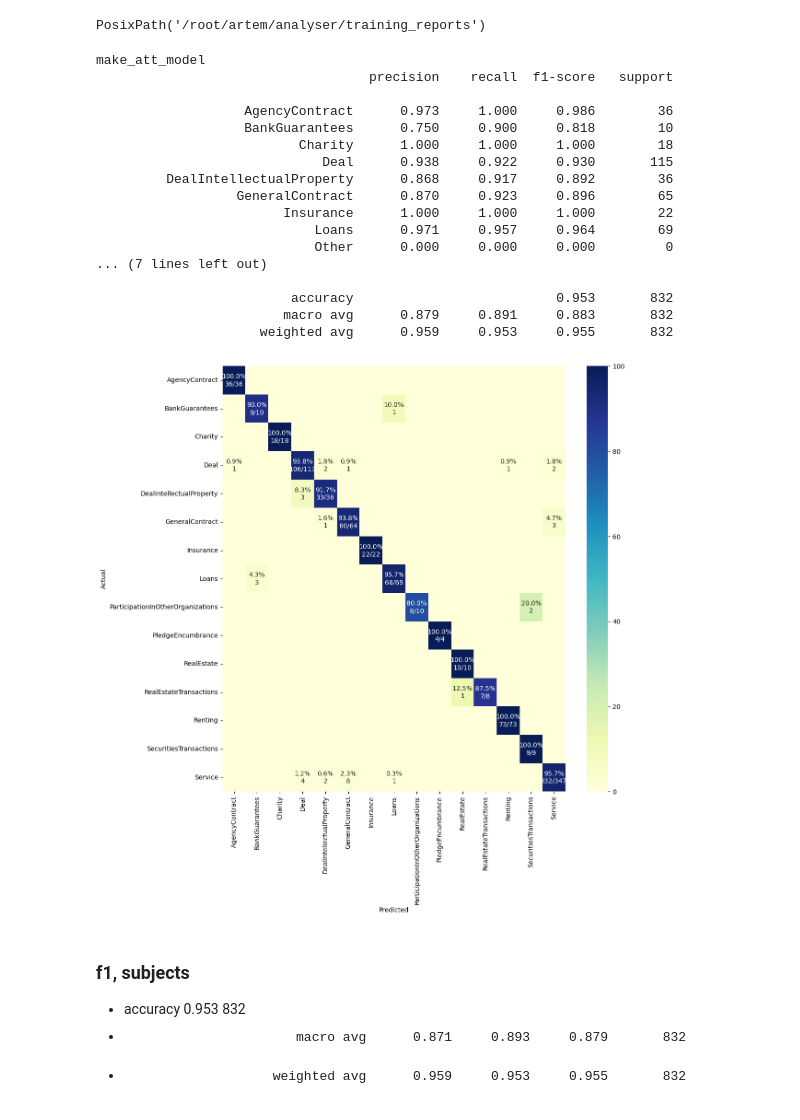
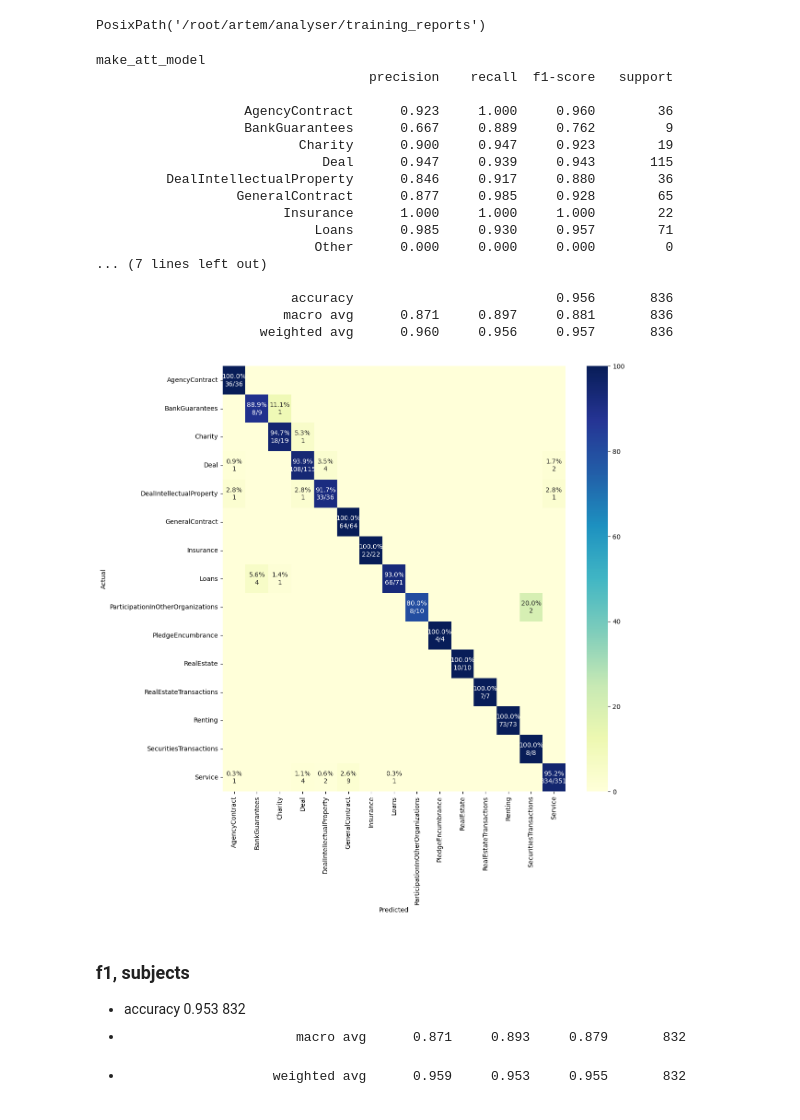
Before and after one commit to LitJane/analyser, a Jupyter notebook: trainsets/eval_contract_uber_model.ipynb, the cells around one changed output. Saved outputs shown, nothing was run; the diff lists cells and outputs as text; code cells hidden in the pictures.

Commit message:
retrained, val loss=0.008; added mlflow

```diff
--- a/trainsets/eval_contract_uber_model.ipynb
+++ b/trainsets/eval_contract_uber_model.ipynb
@@ -298,0 +303,3 @@ model_factory_fn = make_att_model
+# %%
+if 'TEST_FLOW' not in globals():
+    TEST_FLOW = False
@@ -910,9 +671,12 @@ maxlen=128*12
 
 
 
-
 def load_doc_as_table_row(_id, df, col_suffix='_expected'):
     doc = get_doc_by_id(ObjectId(_id))
+    if doc is None:
+        print (f'{_id} not found in db')
+        return
+
     jd = DbJsonDoc(doc)
 #     print(jd.get_attribute_value('number'))
 
@@ -958,6 +722,10 @@ def interpret_prediction(_id, tagsmap, df):
     col_suffix="_predicted"
 
     doc = load_doc_as_table_row(_id, df)
+    if doc is None:
+        return
+
+    #---
     orgs = nn_find_org_names(doc.get_tokens_map_unchaged(), tagsmap, ac)
     if len(orgs)>0:
         o1 = orgs[0]
@@ -1007,9 +775,11 @@ def interpret_prediction(_id, tagsmap, df):
         df.at[ _id, f'date{col_suffix}'] = ''
 
 
+validation_set = userdocs
+if TEST_FLOW:
+    validation_set = userdocs[0:20]
 
-
-for i in range(0, len(userdocs), batch_size):
+for i in range(0, len(validation_set), batch_size):
     batch = userdocs[i:i+batch_size]
     actual_batch_size=len(batch)
     print('actual_batch_size', actual_batch_size)
@@ -1231,17 +937,21 @@ userdocs['number_of_errors']=0
 # %%
-# userdocs[userdocs[f'org-{key}_expected']!=userdocs[f'org-{key}_predicted']][[f'org-{key}_expected', f'org-{key}_predicted']]
 
+import mlflow
+
+
+userdocs['number_of_errors']=0
 report = pd.DataFrame()
+
 for k in t_semantic_map_keys_price + org_numbered_keys+t_semantic_map_keys_common:
     s, p = select_wrong(userdocs, k)
     for _id, _ in s.iterrows():
        userdocs.at[_id, 'number_of_errors']+=1
-
-#     line = f"{k}\t\t{1-p:.1%}"
-#     print (line)
     report.at[k, 'accuracy']=f"{1-p:.1%}"
+    mlflow.log_metric(f"accuracy_{k}", 1-p)
 
 report.to_csv(umtm.reports_dir /'attributes_accuracy.csv')
+mlflow.log_artifact(umtm.reports_dir / 'attributes_accuracy.csv')
+
 report
 # %% [output]
 |  | accuracy |
@@ -1385,42 +1095,53 @@ print (labels)
 umtm.reports_dir
 # %% [output]
 PosixPath('/root/artem/analyser/training_reports')
+# %%
+report = classification_report(subj_df.subject_expected, subj_df.subject_predicted, digits=3, output_dict=True)
+report['weighted avg']
+mlflow.log_metrics(report['weighted avg'])
+mlflow.log_metric('subject_F1',report['weighted avg']['f1-score'])
+mlflow.log_metric('subject_F1_support',report['weighted avg']['support'])
+mlflow.log_metric('subject_precision',report['weighted avg']['precision'])
+mlflow.log_metric('subject_recall',report['weighted avg']['recall'])
 # %%
 def make_report(umodel, subj_df):
   plot_cm(subj_df.subject_expected.values, subj_df.subject_predicted.values, figsize=(12, 12))
 
   img_path = umtm.reports_dir / f'subjects-confusion-matrix-{umodel.name}.png'
   plt.savefig(img_path, bbox_inches='tight')
+  mlflow.log_artifact(img_path)
 
   report = classification_report(subj_df.subject_expected, subj_df.subject_predicted, digits=3)
   print(umodel.name)
   print(report)
 
-  with open(umtm.reports_dir / f'subjects-classification_report-{umodel.name}.txt', "w") as text_file:
+  fn=umtm.reports_dir / f'subjects-classification_report-{umodel.name}.txt'
+  with open(fn, "w") as text_file:
     text_file.write(report)
+    mlflow.log_artifact(fn)
 
 
 # subj_df = subj_df[['predicted_subj', 'expected_subj']].copy() #ev[~pd.isna(ev['predicted_subj'])]
 make_report(umodel, subj_df)
 # %% [output]
 make_att_model
                                    precision    recall  f1-score   support
 
-                   AgencyContract      0.973     1.000     0.986        36
-                   BankGuarantees      0.750     0.900     0.818        10
-                          Charity      1.000     1.000     1.000        18
-                             Deal      0.938     0.922     0.930       115
-         DealIntellectualProperty      0.868     0.917     0.892        36
-                  GeneralContract      0.870     0.923     0.896        65
+                   AgencyContract      0.923     1.000     0.960        36
+                   BankGuarantees      0.667     0.889     0.762         9
+                          Charity      0.900     0.947     0.923        19
+                             Deal      0.947     0.939     0.943       115
+         DealIntellectualProperty      0.846     0.917     0.880        36
+                  GeneralContract      0.877     0.985     0.928        65
                         Insurance      1.000     1.000     1.000        22
-                            Loans      0.971     0.957     0.964        69
+                            Loans      0.985     0.930     0.957        71
                             Other      0.000     0.000     0.000         0
 ... (7 lines left out)
 
-                         accuracy                          0.953       832
-                        macro avg      0.879     0.891     0.883       832
-                     weighted avg      0.959     0.953     0.955       832
+                         accuracy                          0.956       836
+                        macro avg      0.871     0.897     0.881       836
+                     weighted avg      0.960     0.956     0.957       836
-[figure, old version]
+[figure, new version]
 # %% [markdown]
 ### f1, subjects
 - accuracy                                                   0.953       832
```
Also changed, not shown: parts of 54 cells of this notebook, 14 other files.
